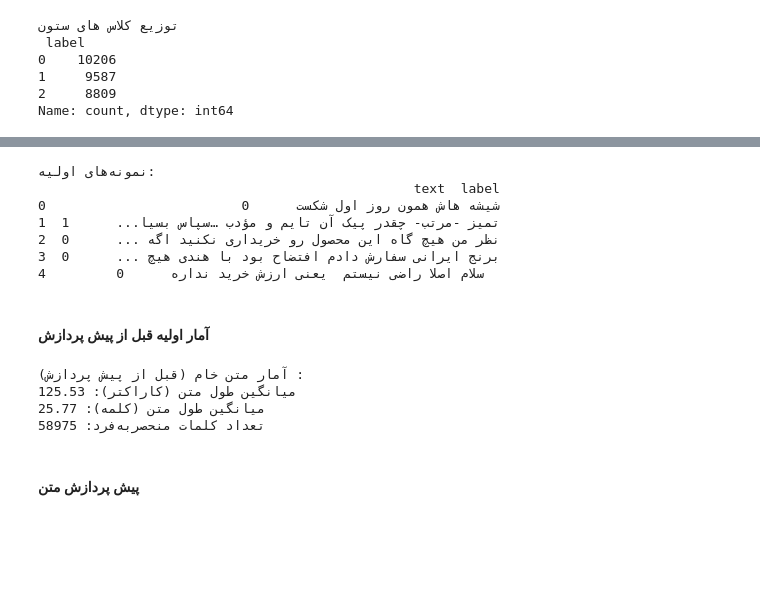
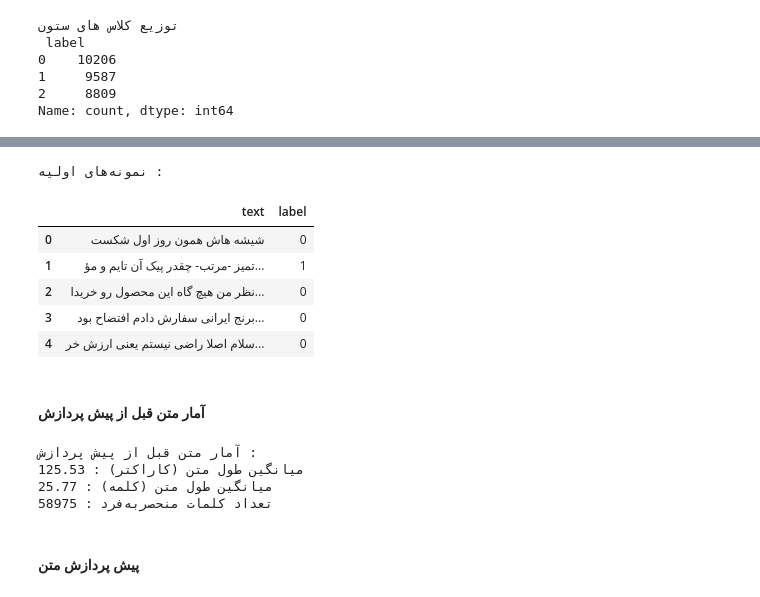
Before and after one commit to amir-v-z/Project-NLP, a Jupyter notebook: project.ipynb, the cells around one changed output, grey strips where cells are left out. Drawn from its saved outputs; the diff is of its cells as text; code cells hidden in the pictures; blank space fills up the shorter version.

```diff
--- a/project.ipynb
+++ b/project.ipynb
@@ -37,33 +38,33 @@ print("تعداد نمونه‌ها:", len(df))
 # %%
-print("نمونه‌های اولیه:")
-print(df.head(5))
+print("نمونه‌های اولیه :")
+display(df.head(5))
 # %% [output]
-نمونه‌های اولیه:
-                                                text  label
-0                         شیشه هاش همون روز اول شکست      0
-1  تمیز -مرتب- چقدر پیک آن تایم و مؤدب …سپاس بسیا...      1
-2  نظر من هیچ گاه این محصول رو خریداری نکنید اگه ...      0
-3  برنج ایرانی سفارش دادم افتضاح بود با هندی هیچ ...      0
-4         سلام اصلا راضی نیستم  یعنی ارزش خرید نداره      0
+نمونه‌های اولیه :
+|  | text | label |
+| 0 | شیشه هاش همون روز اول شکست | 0 |
+| 1 | تمیز -مرتب- چقدر پیک آن تایم و مؤ... | 1 |
+| 2 | نظر من هیچ گاه این محصول رو خریدا... | 0 |
+| 3 | برنج ایرانی سفارش دادم افتضاح بود... | 0 |
+| 4 | سلام اصلا راضی نیستم یعنی ارزش خر... | 0 |
 # %% [markdown]
-#### آمار اولیه قبل از پیش پردازش
+#### آمار متن قبل از پیش پردازش
 # %%
 def text_stats(df, text_col='text'):
     lengths_char = df[text_col].str.len()
     lengths_word = df[text_col].apply(lambda x: len(x.split()))
     unique_words = len(set(' '.join(df[text_col].astype(str)).split()))
 
-    print(f"میانگین طول متن (کاراکتر): {lengths_char.mean():.2f}")
-    print(f"میانگین طول متن (کلمه): {lengths_word.mean():.2f}")
-    print(f"تعداد کلمات منحصربه‌فرد: {unique_words}")
+    print(f"میانگین طول متن (کاراکتر) : {lengths_char.mean():.2f}")
+    print(f"میانگین طول متن (کلمه) : {lengths_word.mean():.2f}")
+    print(f"تعداد کلمات منحصربه‌فرد : {unique_words}")
 
-print("آمار متن خام (قبل از پیش پردازش) :")
+print("آمار متن قبل از پیش پردازش :")
 text_stats(df)
 # %% [output]
-آمار متن خام (قبل از پیش پردازش) :
-میانگین طول متن (کاراکتر): 125.53
-میانگین طول متن (کلمه): 25.77
-تعداد کلمات منحصربه‌فرد: 58975
+آمار متن قبل از پیش پردازش :
+میانگین طول متن (کاراکتر) : 125.53
+میانگین طول متن (کلمه) : 25.77
+تعداد کلمات منحصربه‌فرد : 58975
 # %% [markdown]
 #### پیش پردازش متن
 # %%
```
Also changed, not shown: parts of 22 cells of this notebook, 3 other files.
